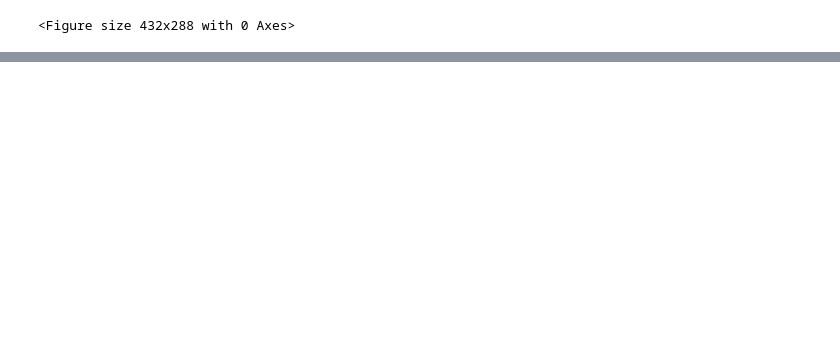
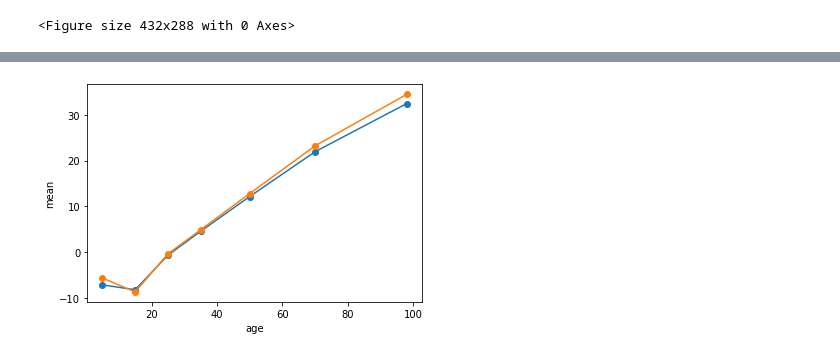
Before and after one commit to dmf49/cs5590FinalProject, a Jupyter notebook: CS_project_dmf49.ipynb, the cells around one changed output, grey strips where cells are left out. Cells and saved outputs as stored; diff of their text form; code cells hidden in the pictures; blank space fills up the shorter version.

```diff
--- a/CS_project_dmf49.ipynb
+++ b/CS_project_dmf49.ipynb
@@ -1156,0 +1335,9 @@ age_pred = age_pred * data_generator.max_age
+# %%
+plt.plot( 'age_centroid', 'mean', data=stat_df, linestyle='-', marker='o')
+plt.plot( 'age_centroid', 'mean', data=stat_df_3, linestyle='-', marker='o')
+plt.xlabel("age")
+plt.ylabel("mean")
+
+plt.show()
+# %% [output]
+[figure, added]
```
Also changed, not shown: parts of 68 cells of this notebook.
